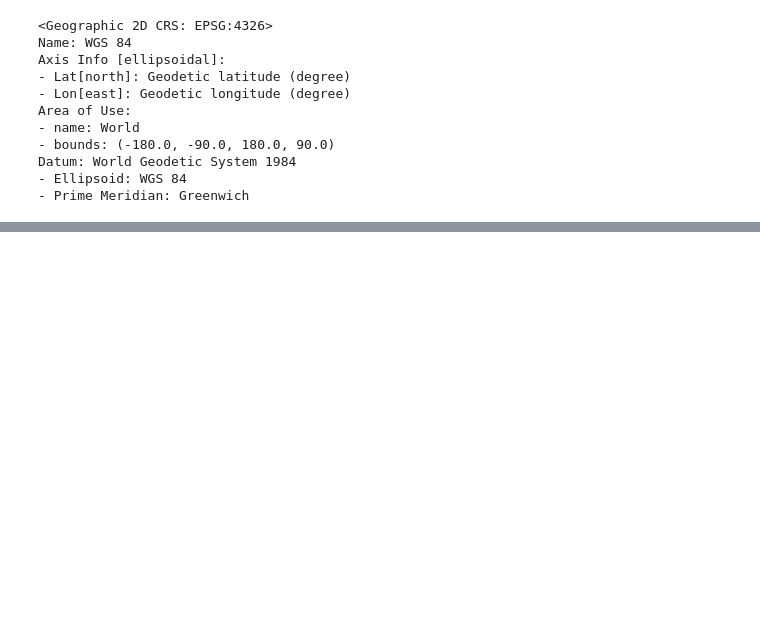
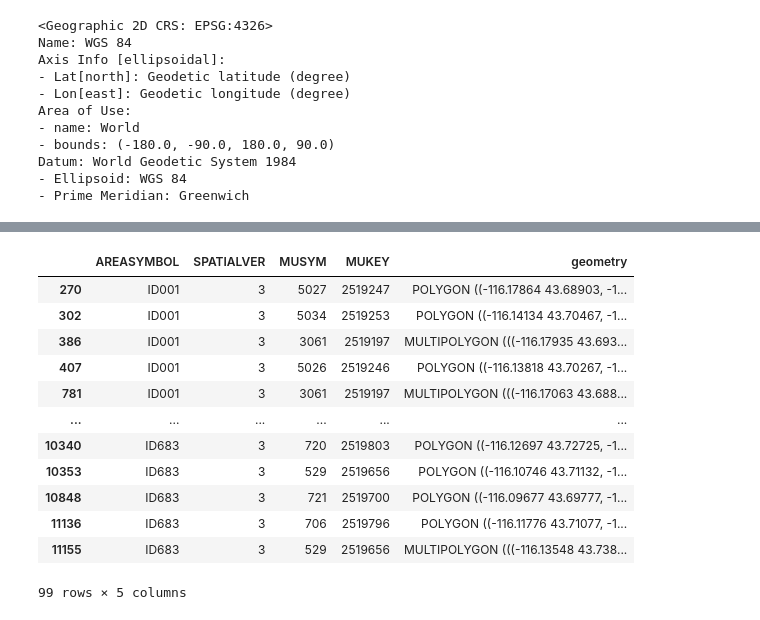
Before and after one commit to mcreelma/GEOS505_F22, a Jupyter notebook: GPD/GPD_Tutorial.ipynb, the cells around one changed output, grey strips where cells are left out. Cells and saved outputs as stored; diff of their text form; code cells hidden in the pictures; blank space fills up the shorter version.

```diff
--- a/GPD/GPD_Tutorial.ipynb
+++ b/GPD/GPD_Tutorial.ipynb
@@ -127,8 +147,21 @@ dcew_bound_wgs84.plot( ax = ax3 , facecolor = 'none' , edgecolor = 'black' ) # p
 [figure]
 # %%
-boise_front_soils = boise_front_soils[~boise_front_soils.index.duplicated()]
 dcew_soils = gpd.clip(boise_front_soils , dcew_bound_wgs84 )
-# dcew_soils = gpd.clip(dcew_bound_wgs84 , boise_front_soils )
+dcew_soils
+# %% [output]
+|  | AREASYMBOL | SPATIALVER | MUSYM | MUKEY | geometry |
+| 270 | ID001 | 3 | 5027 | 2519247 | POLYGON ((-116.17864 43.68903, -1... |
+| 302 | ID001 | 3 | 5034 | 2519253 | POLYGON ((-116.14134 43.70467, -1... |
+| 386 | ID001 | 3 | 3061 | 2519197 | MULTIPOLYGON (((-116.17935 43.693... |
+| 407 | ID001 | 3 | 5026 | 2519246 | POLYGON ((-116.13818 43.70267, -1... |
+| 781 | ID001 | 3 | 3061 | 2519197 | MULTIPOLYGON (((-116.17063 43.688... |
+| ... | ... | ... | ... | ... | ... |
+| 10340 | ID683 | 3 | 720 | 2519803 | POLYGON ((-116.12697 43.72725, -1... |
+| 10353 | ID683 | 3 | 529 | 2519656 | POLYGON ((-116.10746 43.71132, -1... |
+| 10848 | ID683 | 3 | 721 | 2519700 | POLYGON ((-116.09677 43.69777, -1... |
+| 11136 | ID683 | 3 | 706 | 2519796 | POLYGON ((-116.11776 43.71077, -1... |
+| 11155 | ID683 | 3 | 529 | 2519656 | MULTIPOLYGON (((-116.13548 43.738... |
+99 rows × 5 columns
 # %%
 # test plot
 dcew_soils.plot(column  = 'MUSYM' , cmap = 'Dark2')
```
Also changed, not shown: parts of 6 cells of this notebook, 9 other files.
